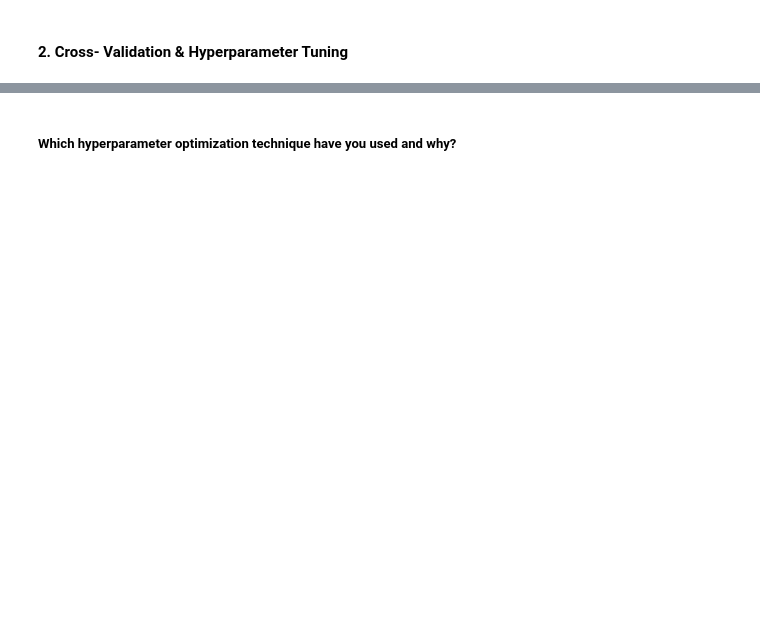
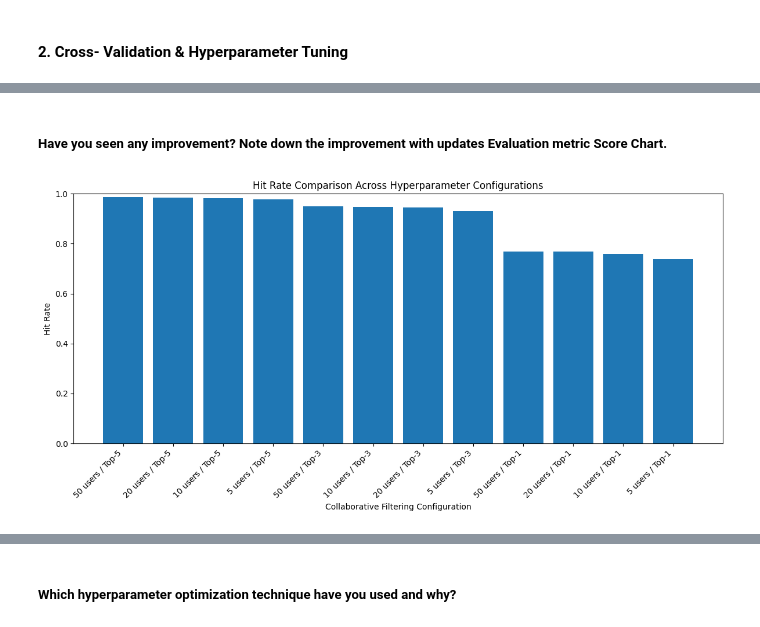
Before and after one commit to Sagarjain93/Machine-Learning-Portfolio, a Jupyter notebook: 01_End_to_End/Travel_MLops_Capstone/notebooks/03_Hotel_Recommendation.ipynb, the cells around one changed output, grey strips where cells are left out. Cells and saved outputs as stored; diff of their text form; code cells hidden in the pictures; blank space fills up the shorter version.

```diff
--- a/01_End_to_End/Travel_MLops_Capstone/notebooks/03_Hotel_Recommendation.ipynb
+++ b/01_End_to_End/Travel_MLops_Capstone/notebooks/03_Hotel_Recommendation.ipynb
@@ -3178,0 +3335,6 @@ display(model_1_results)
+# %%
+# Number of different hotels booked by each user
+unique_hotels_per_user = (user_hotel_matrix > 0).sum(axis=1)
+
+# Distribution of number of hotels booked
+print(unique_hotels_per_user.value_counts().sort_index())
@@ -3186,0 +3412,7 @@ display(model_1_results)
+# %%
+# Users with at least 2 different hotels booked
+evaluation_users = unique_hotels_per_user[
+    unique_hotels_per_user >= 2
+]
+
+print("Users eligible for evaluation:", len(evaluation_users))
@@ -3186,0 +3606,31 @@ display(model_1_results)
+# %% [markdown]
+##### Have you seen any improvement? Note down the improvement with updates Evaluation metric Score Chart.
+# %%
+# Visualize Hit Rate for Different Hyperparameter Combinations
+
+plot_data = tuning_results_df.copy()
+
+plot_data['configuration'] = (
+    plot_data['similar_users_count'].astype(str)
+    + ' users / Top-'
+    + plot_data['top_n'].astype(str)
+)
+
+plt.figure(figsize=(12, 6))
+
+plt.bar(
+    plot_data['configuration'],
+    plot_data['hit_rate']
+)
+
+plt.xlabel('Collaborative Filtering Configuration')
+plt.ylabel('Hit Rate')
+plt.title('Hit Rate Comparison Across Hyperparameter Configurations')
+plt.xticks(rotation=45, ha='right')
+
+plt.ylim(0, 1)
+
+plt.tight_layout()
+plt.show()
+# %% [output]
+[figure, added]
```
Also changed, not shown: parts of 38 cells of this notebook.
